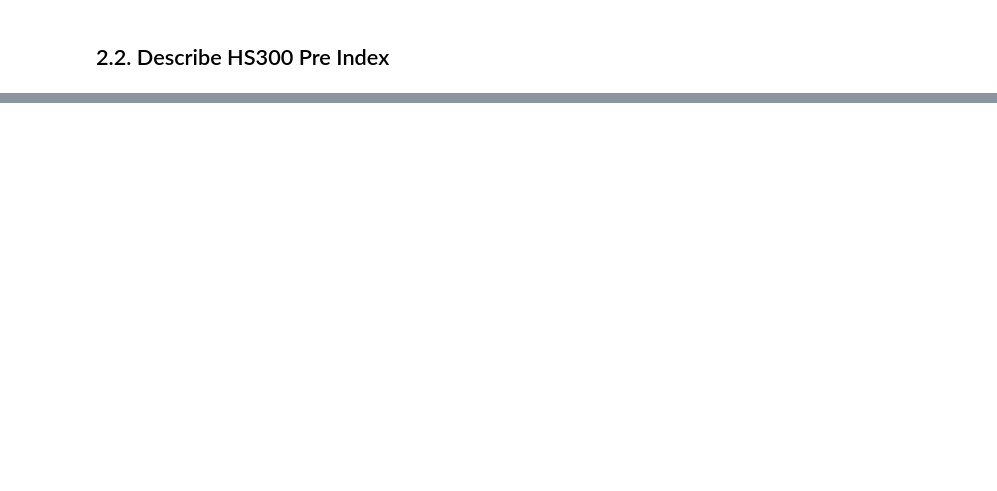
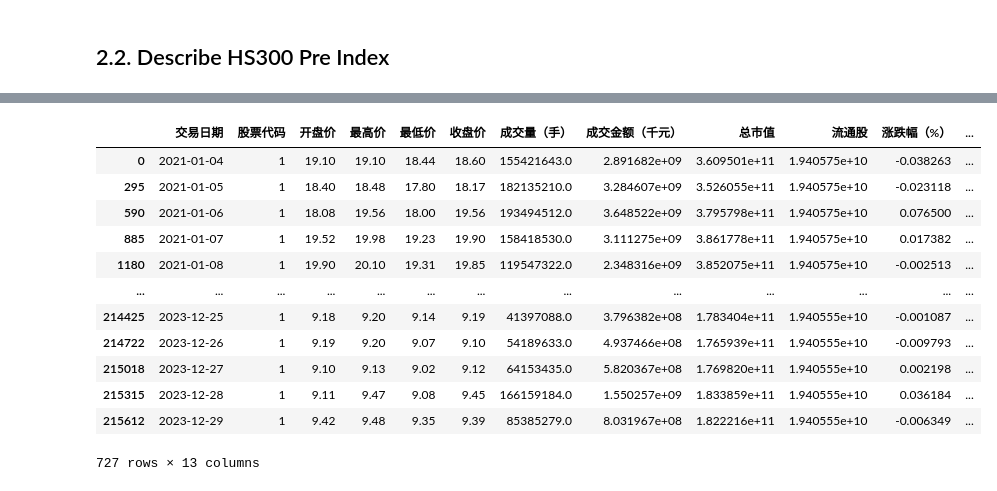
Before and after one commit to Pshower/jiangzehan2025, a Jupyter notebook: 01_data_describe.ipynb, the cells around one changed output, grey strips where cells are left out. Saved outputs shown, nothing was run; the diff lists cells and outputs as text; code cells hidden in the pictures; blank space fills up the shorter version.

```diff
--- a/01_data_describe.ipynb
+++ b/01_data_describe.ipynb
@@ -19,6 +20,7 @@ df_hs300.head()
 ### 1.2. HS300 stocks and weights
 # %%
 df_hs300_c_s = pd.read_csv("01_data/hs300_constituent_stocks.csv")
+df_hs300_c_s["交易日期"] = pd.to_datetime(df_hs300_c_s["交易日期"])
 df_hs300_c_s.head()
 # %% [output]
 |  | 交易日期 | 股票代码 | 开盘价 | 最高价 | 最低价 | 收盘价 | 成交量（手） | 成交金额（千元） | 总市值 | 流通股 | 涨跌幅（%） | ... |
@@ -120,0 +129,3 @@ plt.show()
+# %%
+df_hs300_c_s_p_merge = pd.merge(df_hs300_c_s, df_hs300_c_s_p, on = ["交易日期", "股票代码"], how = "inner")
+df_hs300_c_s_p_merge.head()
@@ -120,0 +139,16 @@ plt.show()
+# %%
+df_hs300_c_s_p_merge[df_hs300_c_s_p_merge["股票代码"] == 1]
+# %% [output]
+|  | 交易日期 | 股票代码 | 开盘价 | 最高价 | 最低价 | 收盘价 | 成交量（手） | 成交金额（千元） | 总市值 | 流通股 | 涨跌幅（%） | ... |
+| 0 | 2021-01-04 | 1 | 19.10 | 19.10 | 18.44 | 18.60 | 155421643.0 | 2.891682e+09 | 3.609501e+11 | 1.940575e+10 | -0.038263 | ... |
+| 295 | 2021-01-05 | 1 | 18.40 | 18.48 | 17.80 | 18.17 | 182135210.0 | 3.284607e+09 | 3.526055e+11 | 1.940575e+10 | -0.023118 | ... |
+| 590 | 2021-01-06 | 1 | 18.08 | 19.56 | 18.00 | 19.56 | 193494512.0 | 3.648522e+09 | 3.795798e+11 | 1.940575e+10 | 0.076500 | ... |
+| 885 | 2021-01-07 | 1 | 19.52 | 19.98 | 19.23 | 19.90 | 158418530.0 | 3.111275e+09 | 3.861778e+11 | 1.940575e+10 | 0.017382 | ... |
+| 1180 | 2021-01-08 | 1 | 19.90 | 20.10 | 19.31 | 19.85 | 119547322.0 | 2.348316e+09 | 3.852075e+11 | 1.940575e+10 | -0.002513 | ... |
+| ... | ... | ... | ... | ... | ... | ... | ... | ... | ... | ... | ... | ... |
+| 214425 | 2023-12-25 | 1 | 9.18 | 9.20 | 9.14 | 9.19 | 41397088.0 | 3.796382e+08 | 1.783404e+11 | 1.940555e+10 | -0.001087 | ... |
+| 214722 | 2023-12-26 | 1 | 9.19 | 9.20 | 9.07 | 9.10 | 54189633.0 | 4.937466e+08 | 1.765939e+11 | 1.940555e+10 | -0.009793 | ... |
+| 215018 | 2023-12-27 | 1 | 9.10 | 9.13 | 9.02 | 9.12 | 64153435.0 | 5.820367e+08 | 1.769820e+11 | 1.940555e+10 | 0.002198 | ... |
+| 215315 | 2023-12-28 | 1 | 9.11 | 9.47 | 9.08 | 9.45 | 166159184.0 | 1.550257e+09 | 1.833859e+11 | 1.940555e+10 | 0.036184 | ... |
+| 215612 | 2023-12-29 | 1 | 9.42 | 9.48 | 9.35 | 9.39 | 85385279.0 | 8.031967e+08 | 1.822216e+11 | 1.940555e+10 | -0.006349 | ... |
+727 rows × 13 columns
```
Also changed, not shown: parts of 44 cells of this notebook, 1 other file.
